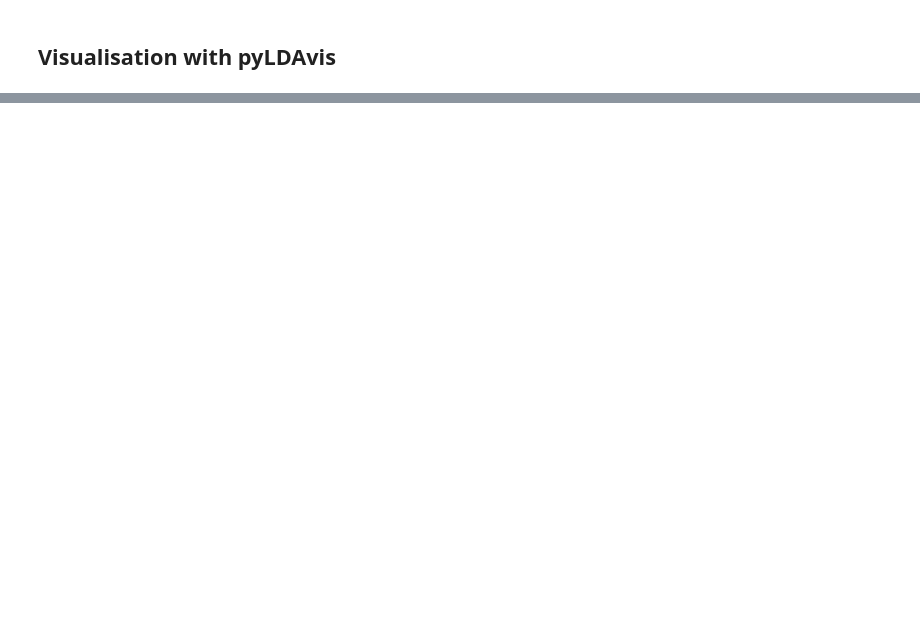
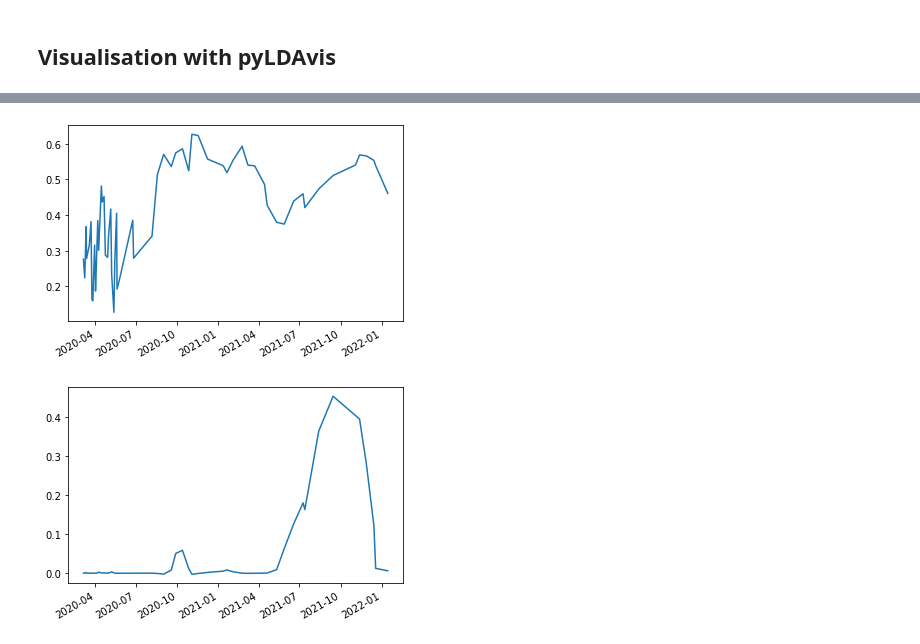
Before and after one commit to matthiasmeester/dm_project, a Jupyter notebook: src/analyses/Topic Modeling Visualisation.ipynb, the cells around one changed output, grey strips where cells are left out. Saved outputs shown, nothing was run; the diff lists cells and outputs as text; code cells hidden in the pictures; blank space fills up the shorter version.

```diff
--- a/src/analyses/Topic Modeling Visualisation.ipynb
+++ b/src/analyses/Topic Modeling Visualisation.ipynb
@@ -59,12 +69,10 @@ dictionary
 # %% [markdown]
 ## Train Model
 # %%
-from gensim.models.wrappers import LdaMallet
-
 os.environ.update({'MALLET_HOME': r'C:/mallet/'})
 PATH_TO_MALLET = r'C:/mallet/bin/mallet.bat'
 
-N_TOPICS = 2
+N_TOPICS = 10
 N_ITERATIONS = 1000  # usually 1000 will do
 
 lda = LdaMallet(PATH_TO_MALLET,
@@ -72,7 +80,8 @@ lda = LdaMallet(PATH_TO_MALLET,
                 id2word=dictionary,
                 num_topics=N_TOPICS,
                 optimize_interval=10,
-                iterations=N_ITERATIONS)
+                iterations=N_ITERATIONS,
+                random_seed=42)
 # %% [markdown]
 ## Show Topics
 # %%
@@ -86,2 +103,7 @@ Topic 1: uur hugo jonge avondklok pakket lockdown school winkel helaas maximaal
 # %% [markdown]
 ## Visualisation with pyLDAvis
+# %%
+transformed_docs = lda.load_document_topics()
+topic_distributions = pd.DataFrame([[x[1] for x in doc] for doc in transformed_docs],
+                                   columns=['topic_{}'.format(i) for i in range(N_TOPICS)])
+topic_distributions.head()
@@ -116,0 +141,4 @@ topic
+# %%
+joined_topic_dist = topic_distributions.copy()
+joined_topic_dist['date'] = dates
+joined_topic_dist.head()
@@ -116,0 +180,20 @@ topic
+# %%
+def smooth(x, y, smooth=0.95):
+    xs = np.linspace(x[0], x[-1], len(x))
+    ys = csaps(x, y, xs, smooth=smooth)
+    return xs, ys
+
+
+def plot_topic(topic_number):
+    smooth_x, smooth_y = smooth(joined_topic_dist.index, joined_topic_dist[f'topic_{topic_number}'])
+    fig, ax = plt.subplots()
+    ax.xaxis_date()
+    fig.autofmt_xdate()
+    plt.plot(dates, smooth_y)
+    plt.show()
+# %%
+plot_topic(9)
+plot_topic(0)
+# %% [output]
+[figure, added]
+[figure, added]
```
Also changed, not shown: parts of 13 cells of this notebook, 3 other files.
